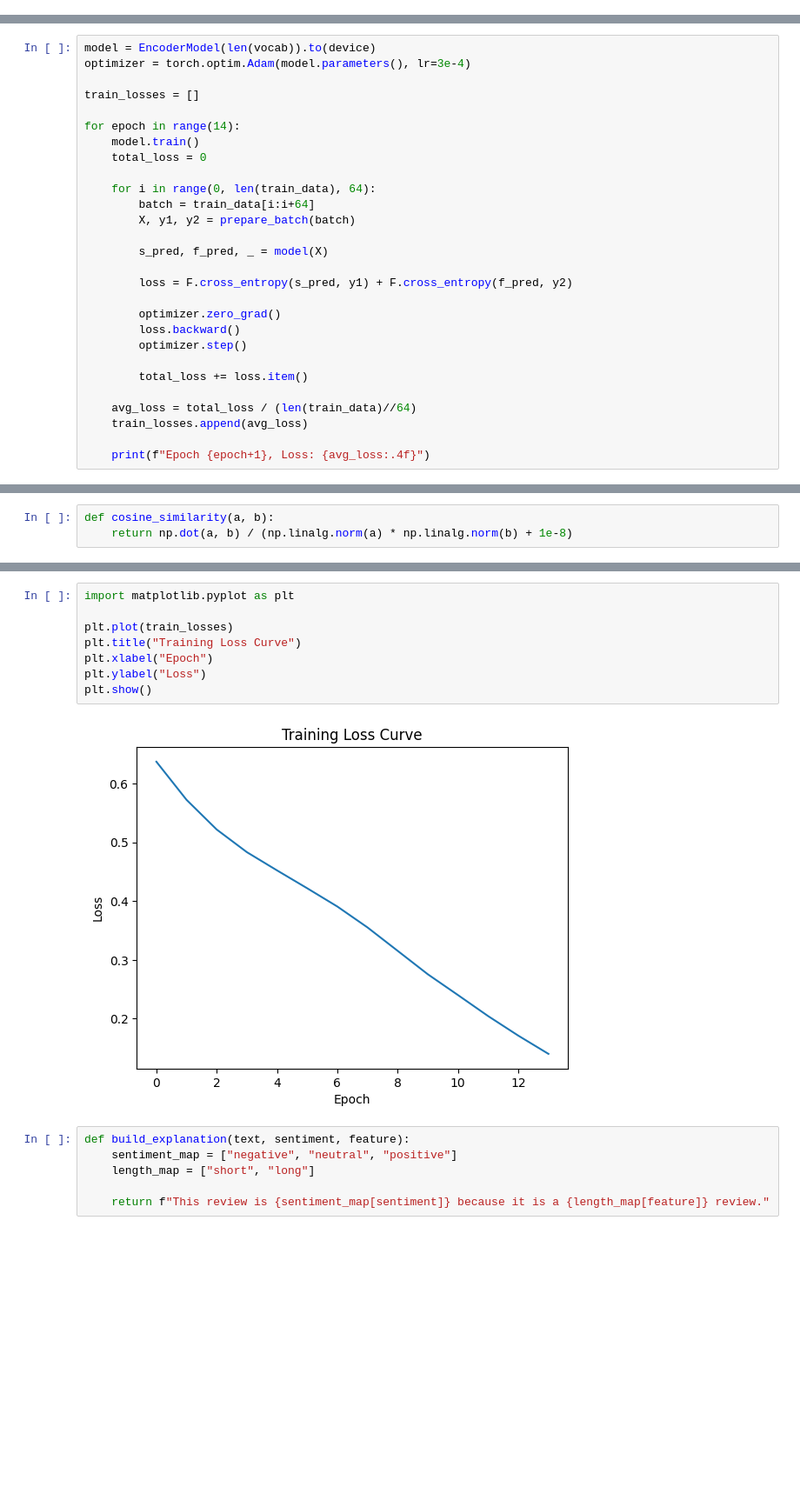
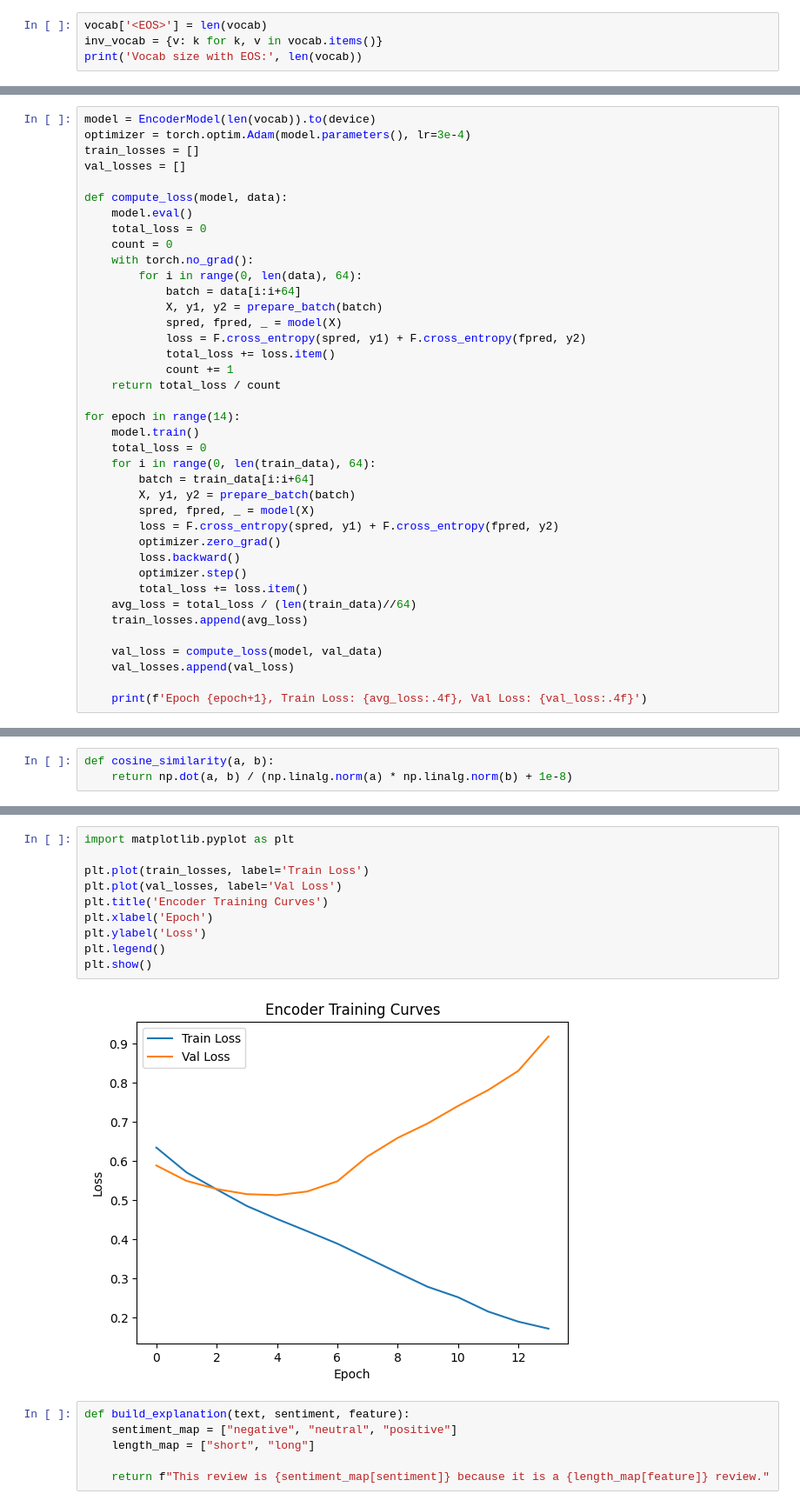
Before and after one commit to Haz1q1105/nlp-assignment3, a Jupyter notebook: i232579_NLP_Assignment3.ipynb, the cells around one changed output, grey strips where cells are left out. Shown at 87% size. Saved outputs shown, nothing was run; the diff lists cells and outputs as text; blank space fills up the shorter version.

Commit message:
fixed Encoder Decoder model issues, fixed handling and training of data, added more precise graph

```diff
--- a/i232579_NLP_Assignment3.ipynb
+++ b/i232579_NLP_Assignment3.ipynb
@@ -191 +191,5 @@ Encoded: [17, 182, 1, 2850, 19, 3766, 1206, 233, 1744, 45, 234, 102, 6, 226, 6,
 Length: 64
+# %%
+vocab['<EOS>'] = len(vocab)
+inv_vocab = {v: k for k, v in vocab.items()}
+print('Vocab size with EOS:', len(vocab))
@@ -302,29 +295,40 @@ def prepare_batch(batch):
 # %%
 model = EncoderModel(len(vocab)).to(device)
 optimizer = torch.optim.Adam(model.parameters(), lr=3e-4)
+train_losses = []
+val_losses = []
 
-train_losses = []
+def compute_loss(model, data):
+    model.eval()
+    total_loss = 0
+    count = 0
+    with torch.no_grad():
+        for i in range(0, len(data), 64):
+            batch = data[i:i+64]
+            X, y1, y2 = prepare_batch(batch)
+            spred, fpred, _ = model(X)
+            loss = F.cross_entropy(spred, y1) + F.cross_entropy(fpred, y2)
+            total_loss += loss.item()
+            count += 1
+    return total_loss / count
 
 for epoch in range(14):
     model.train()
     total_loss = 0
-
     for i in range(0, len(train_data), 64):
         batch = train_data[i:i+64]
         X, y1, y2 = prepare_batch(batch)
-
-        s_pred, f_pred, _ = model(X)
-
-        loss = F.cross_entropy(s_pred, y1) + F.cross_entropy(f_pred, y2)
-
+        spred, fpred, _ = model(X)
+        loss = F.cross_entropy(spred, y1) + F.cross_entropy(fpred, y2)
         optimizer.zero_grad()
         loss.backward()
         optimizer.step()
-
         total_loss += loss.item()
-
     avg_loss = total_loss / (len(train_data)//64)
     train_losses.append(avg_loss)
 
-    print(f"Epoch {epoch+1}, Loss: {avg_loss:.4f}")
+    val_loss = compute_loss(model, val_data)
+    val_losses.append(val_loss)
+
+    print(f'Epoch {epoch+1}, Train Loss: {avg_loss:.4f}, Val Loss: {val_loss:.4f}')
 # %% [output]
@@ -409,13 +417,15 @@ Top Matches:
 # %%
 import matplotlib.pyplot as plt
 
-plt.plot(train_losses)
-plt.title("Training Loss Curve")
-plt.xlabel("Epoch")
-plt.ylabel("Loss")
+plt.plot(train_losses, label='Train Loss')
+plt.plot(val_losses, label='Val Loss')
+plt.title('Encoder Training Curves')
+plt.xlabel('Epoch')
+plt.ylabel('Loss')
+plt.legend()
 plt.show()
 # %% [output]
-[figure, old version]
+[figure, new version]
 # %%
 def build_explanation(text, sentiment, feature):
     sentiment_map = ["negative", "neutral", "positive"]
```
Also changed, not shown: parts of 24 cells of this notebook.
